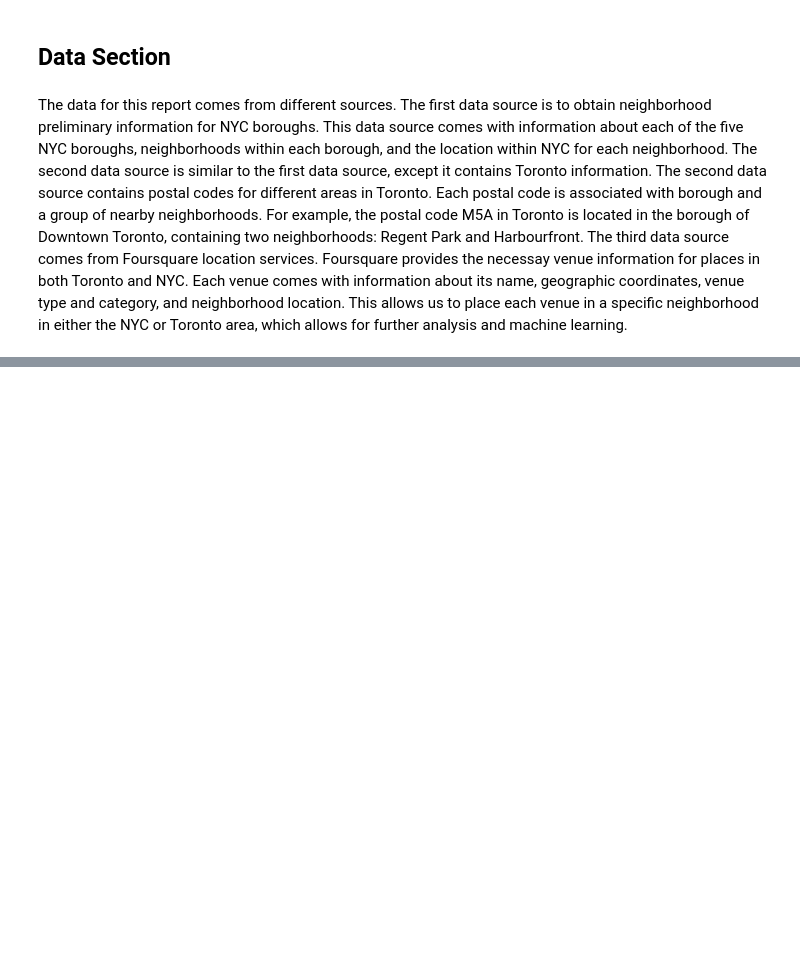
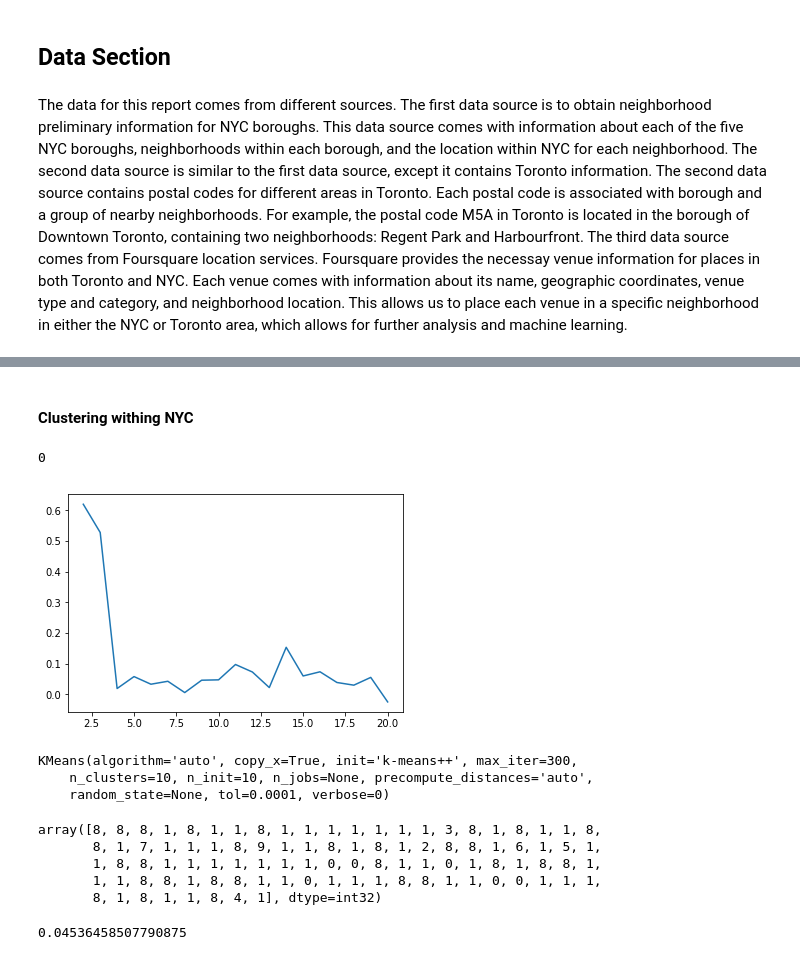
Before and after one commit to panchwagh/Coursera_Capstone, a Jupyter notebook: Final Report.ipynb, the cells around one changed output, grey strips where cells are left out. Drawn from its saved outputs; the diff is of its cells as text; code cells hidden in the pictures; blank space fills up the shorter version.

```diff
--- a/Final Report.ipynb
+++ b/Final Report.ipynb
@@ -12,0 +328,10 @@ The data for this report comes from different sources. The first data source is
+# %%
+dummy = pd.get_dummies(nyc_venues[['Venue Category']], prefix="", prefix_sep="")
+
+
+dummy['Neighborhood'] = nyc_venues['Neighborhood']
+
+first_col = dummy.pop('Neighborhood')
+dummy.insert(0, 'Neighborhood', first_col)
+nyc_freq = dummy.groupby('Neighborhood').mean().reset_index()
+nyc_freq
@@ -12,0 +357,2 @@ The data for this report comes from different sources. The first data source is
+# %%
+nyc_freq.drop(96, inplace = True)
@@ -12,0 +582,9 @@ The data for this report comes from different sources. The first data source is
+# %% [markdown]
+#### Clustering withing NYC
+# %%
+nyc_freq_cluster = nyc_freq.drop('Neighborhood', 1)
+# %%
+bestn(nyc_freq_cluster)
+# %% [output]
+0
+[figure, added]
@@ -12,0 +593,19 @@ The data for this report comes from different sources. The first data source is
+# %%
+KM_nyc.fit(nyc_freq_cluster)
+# %% [output]
+KMeans(algorithm='auto', copy_x=True, init='k-means++', max_iter=300,
+    n_clusters=10, n_init=10, n_jobs=None, precompute_distances='auto',
+    random_state=None, tol=0.0001, verbose=0)
+# %%
+KM_nyc.labels_
+# %% [output]
+array([8, 8, 8, 1, 8, 1, 1, 8, 1, 1, 1, 1, 1, 1, 1, 3, 8, 1, 8, 1, 1, 8,
+       8, 1, 7, 1, 1, 1, 8, 9, 1, 1, 8, 1, 8, 1, 2, 8, 8, 1, 6, 1, 5, 1,
+       1, 8, 8, 1, 1, 1, 1, 1, 1, 1, 0, 0, 8, 1, 1, 0, 1, 8, 1, 8, 8, 1,
+       1, 1, 8, 8, 1, 8, 8, 1, 1, 0, 1, 1, 1, 8, 8, 1, 1, 0, 0, 1, 1, 1,
+       8, 1, 8, 1, 1, 8, 4, 1], dtype=int32)
+# %%
+nyc_silscore_kmeans = silhouette_score(nyc_freq_cluster, KM_nyc.labels_)
+nyc_silscore_kmeans
+# %% [output]
+0.04536458507790875
```
Also changed, not shown: parts of 95 cells of this notebook.
